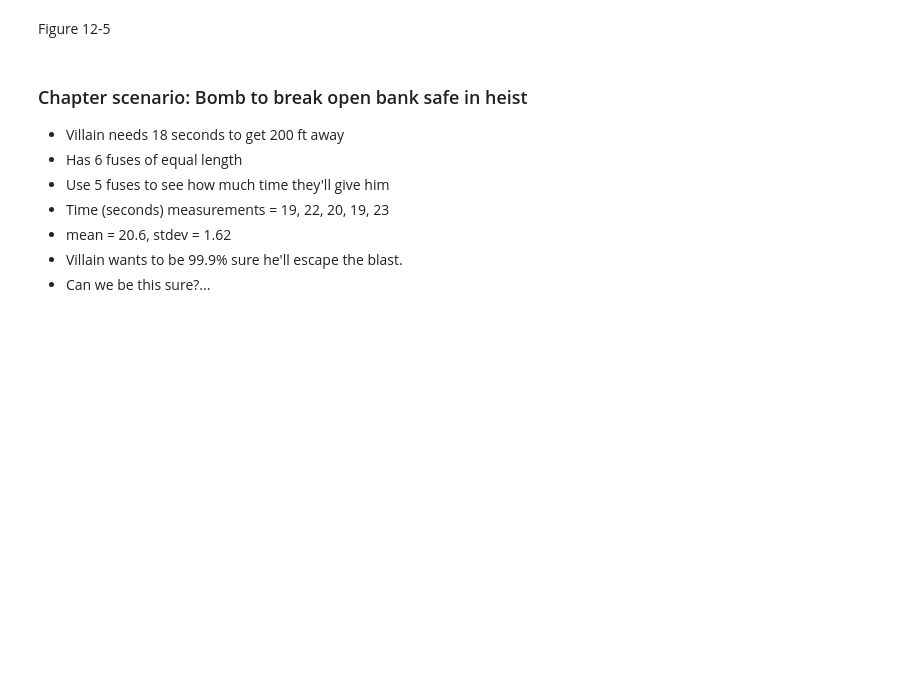
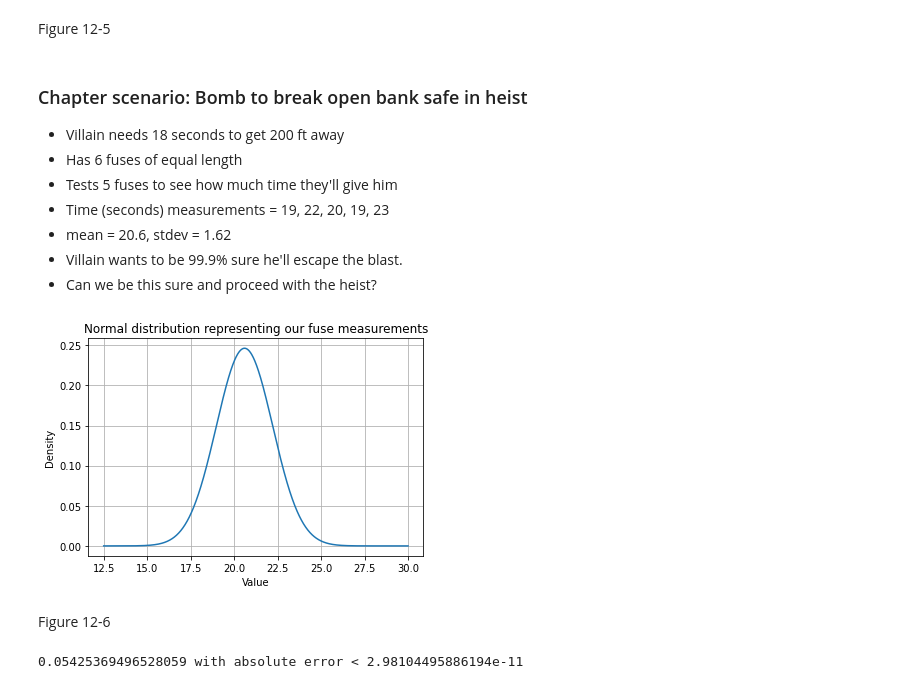
Before and after one commit to Pyrus277/reference_materials, a Jupyter notebook: statistics/bayes_book_notes.ipynb, the cells around one changed output. Saved outputs shown, nothing was run; the diff lists cells and outputs as text; code cells hidden in the pictures; blank space fills up the shorter version.

```diff
--- a/statistics/bayes_book_notes.ipynb
+++ b/statistics/bayes_book_notes.ipynb
@@ -628,8 +625,8 @@ Figure 12-5
 ### Chapter scenario: Bomb to break open bank safe in heist
 - Villain needs 18 seconds to get 200 ft away
 - Has 6 fuses of equal length
-- Use 5 fuses to see how much time they'll give him
+- Tests 5 fuses to see how much time they'll give him
 - Time (seconds) measurements = 19, 22, 20, 19, 23
 - mean = 20.6, stdev = 1.62
 - Villain wants to be 99.9% sure he'll escape the blast.
-- Can we be this sure?...
+- Can we be this sure and proceed with the heist?
@@ -637,0 +633,31 @@ Figure 12-5
+# %%
+mean = 20.6
+stdev = 1.62
+# %%
+x = np.linspace(12.5, 30, 1000)
+
+# setup normal distribution with our params
+normal_dist = norm(mean, stdev)
+
+# normal dist probability density function
+pdf_vals = normal_dist.pdf(x)
+
+# plot
+plt.plot(x, pdf_vals)
+plt.title("Normal distribution representing our fuse measurements")
+plt.xlabel("Value")
+plt.ylabel("Density")
+plt.grid()
+plt.show()
+# %% [output]
+[figure, added]
+# %% [markdown]
+Figure 12-6
+# %%
+from scipy.integrate import quad
+from scipy.stats import norm
+
+pct, err = quad(lambda x: norm.pdf(x, mean, stdev), 10, 18)
+print(f'{pct} with absolute error < {err}')
+# %% [output]
+0.05425369496528059 with absolute error < 2.98104495886194e-11
```
Also changed, not shown: parts of 16 cells of this notebook, 2 other files.
